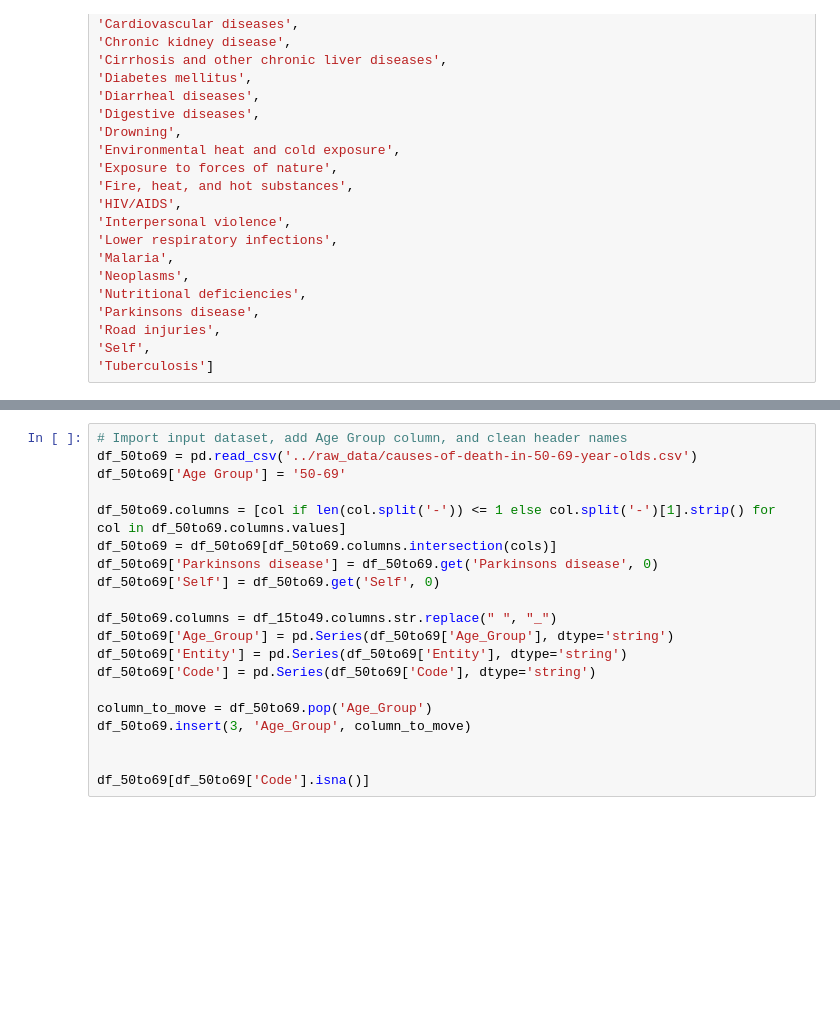
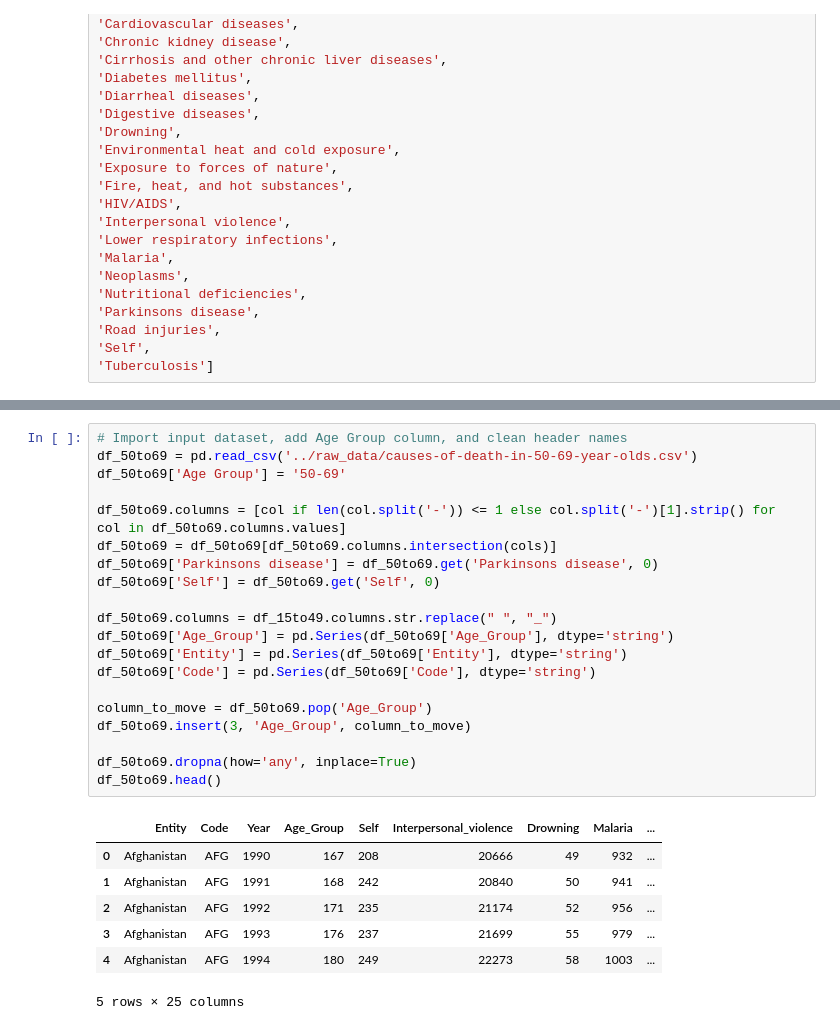
Before and after one commit to chgallegos/CAPSTONE-mortality-prediction, a Jupyter notebook: SQL/create_db_tables.ipynb, the cells around one changed output, grey strips where cells are left out. Drawn from its saved outputs; the diff is of its cells as text; blank space fills up the shorter version.

```diff
--- a/SQL/create_db_tables.ipynb
+++ b/SQL/create_db_tables.ipynb
@@ -110,23 +142,31 @@ df_15to49.head()
 # %%
 # Import input dataset, add Age Group column, and clean header names
 df_50to69 = pd.read_csv('../raw_data/causes-of-death-in-50-69-year-olds.csv')
 df_50to69['Age Group'] = '50-69'
 
 df_50to69.columns = [col if len(col.split('-')) <= 1 else col.split('-')[1].strip() for col in df_50to69.columns.values]
 df_50to69 = df_50to69[df_50to69.columns.intersection(cols)]
 df_50to69['Parkinsons disease'] = df_50to69.get('Parkinsons disease', 0)
 df_50to69['Self'] = df_50to69.get('Self', 0)
 
 df_50to69.columns = df_15to49.columns.str.replace(" ", "_")
 df_50to69['Age_Group'] = pd.Series(df_50to69['Age_Group'], dtype='string')
 df_50to69['Entity'] = pd.Series(df_50to69['Entity'], dtype='string')
 df_50to69['Code'] = pd.Series(df_50to69['Code'], dtype='string')
 
 column_to_move = df_50to69.pop('Age_Group')
 df_50to69.insert(3, 'Age_Group', column_to_move)
 
-
-df_50to69[df_50to69['Code'].isna()]
+df_50to69.dropna(how='any', inplace=True)
+df_50to69.head()
+# %% [output]
+|  | Entity | Code | Year | Age_Group | Self | Interpersonal_violence | Drowning | Malaria | ... |
+| 0 | Afghanistan | AFG | 1990 | 167 | 208 | 20666 | 49 | 932 | ... |
+| 1 | Afghanistan | AFG | 1991 | 168 | 242 | 20840 | 50 | 941 | ... |
+| 2 | Afghanistan | AFG | 1992 | 171 | 235 | 21174 | 52 | 956 | ... |
+| 3 | Afghanistan | AFG | 1993 | 176 | 237 | 21699 | 55 | 979 | ... |
+| 4 | Afghanistan | AFG | 1994 | 180 | 249 | 22273 | 58 | 1003 | ... |
+5 rows × 25 columns
 # %%
 # Import input dataset, add Age Group column, and clean header names
 df_70 = pd.read_csv('../raw_data/causes-of-death-in-70-year-olds.csv')
```
Also changed, not shown: parts of 6 cells of this notebook.
